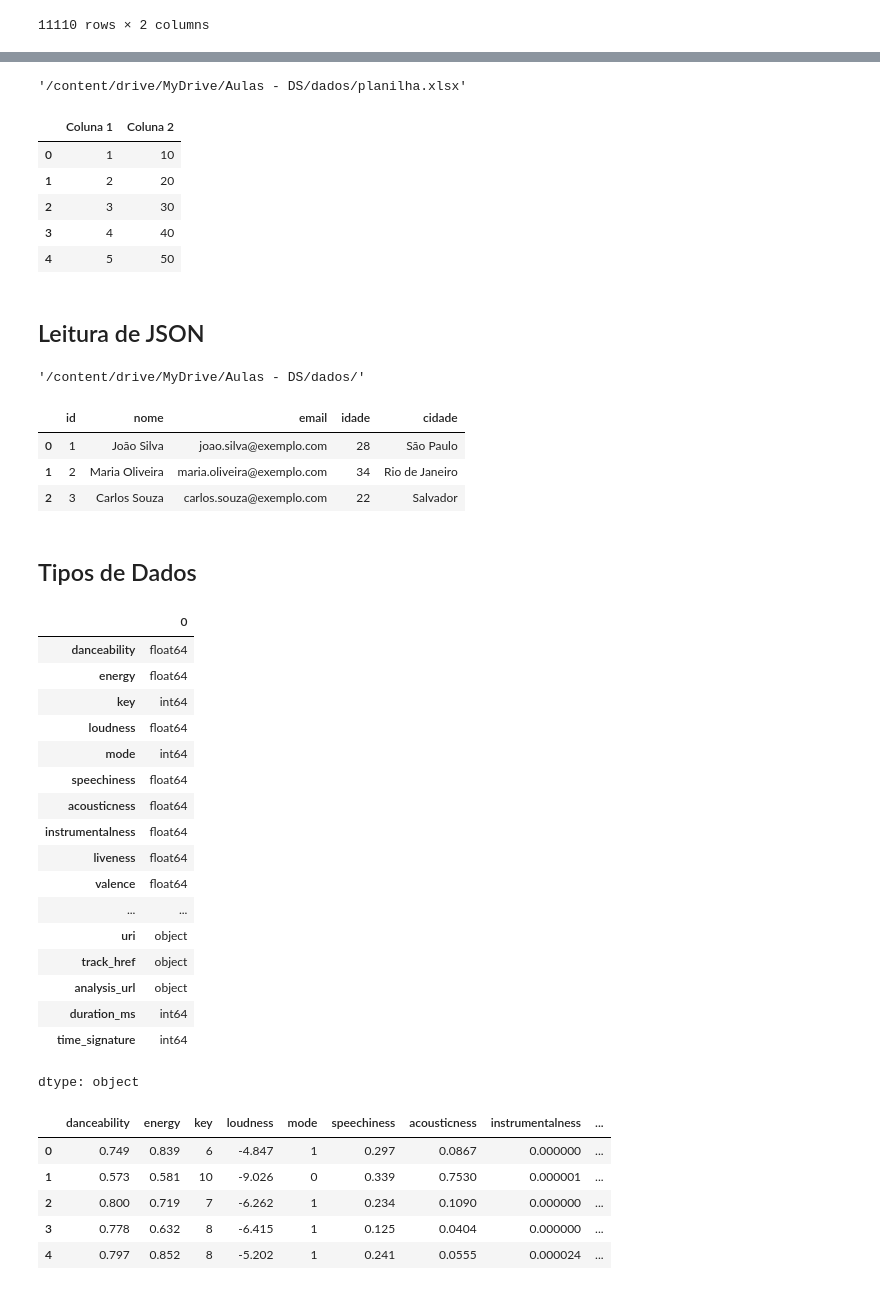
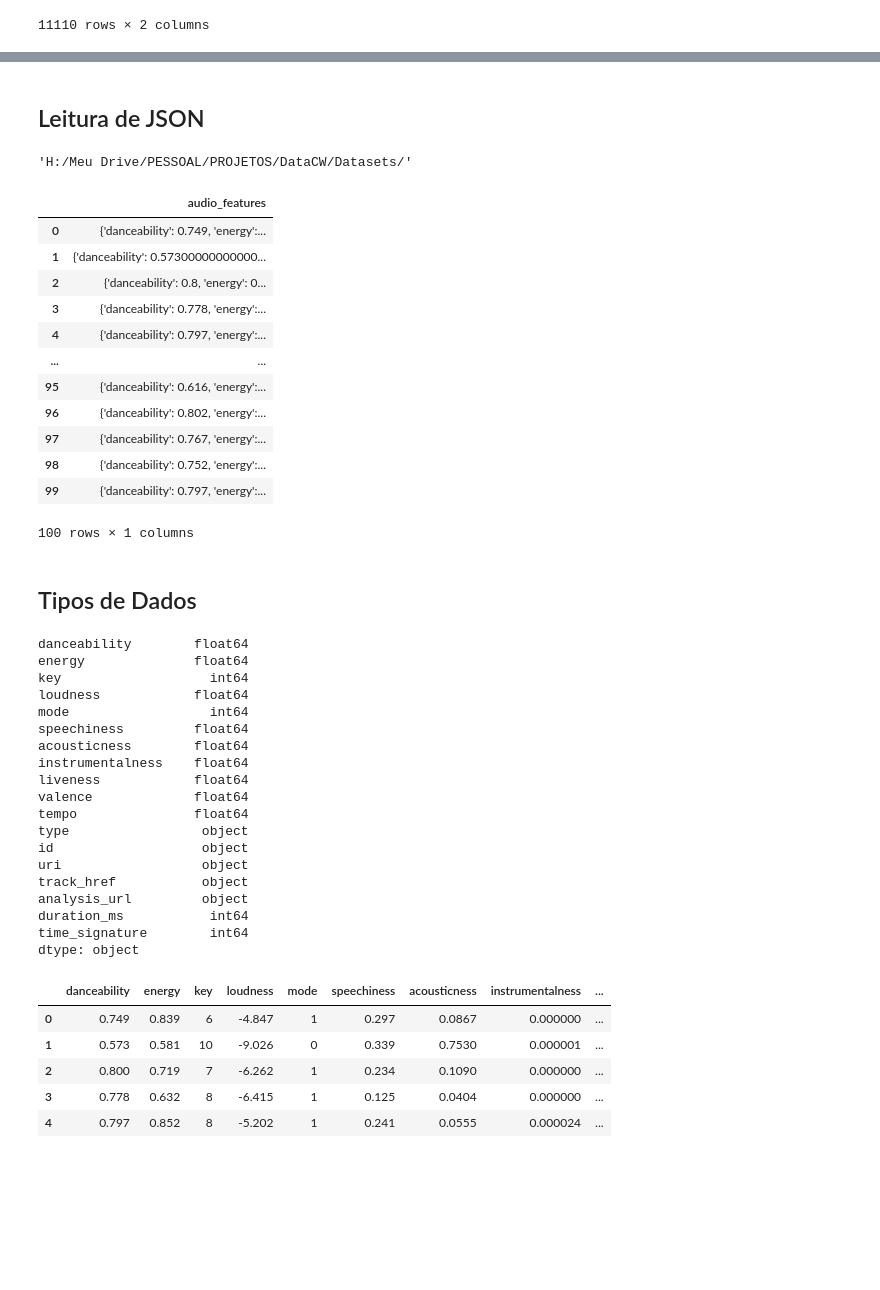
Before and after one commit to icaroalmeidas/DataCW, a Jupyter notebook: Data_Wrangling_and_Cleaning.ipynb, the cells around one changed output, grey strips where cells are left out. Saved outputs shown, nothing was run; the diff lists cells and outputs as text; code cells hidden in the pictures; blank space fills up the shorter version.

```diff
--- a/Data_Wrangling_and_Cleaning.ipynb
+++ b/Data_Wrangling_and_Cleaning.ipynb
@@ -14,3 +7,6 @@ df = pd.read_csv("/content/drive/MyDrive/Aulas - DS/dados/athletes.csv")
+# %%
+path = "H:/Meu Drive/PESSOAL/PROJETOS/DataCW/Datasets/"
+df = pd.read_csv(path + "athletes.csv")
 # %%
 df
 # %% [output]
@@ -93,31 +72,25 @@ df.head()
-# %%
-path = "/content/drive/MyDrive/Aulas - DS/dados/"
-# %%
-path + "planilha.xlsx"
-# %% [output]
-'/content/drive/MyDrive/Aulas - DS/dados/planilha.xlsx'
-# %%
-pd.read_excel(path + "planilha.xlsx")
-# %% [output]
-|  | Coluna 1 | Coluna 2 |
-| 0 | 1 | 10 |
-| 1 | 2 | 20 |
-| 2 | 3 | 30 |
-| 3 | 4 | 40 |
-| 4 | 5 | 50 |
 # %% [markdown]
 ## Leitura de JSON
 # %%
 path
 # %% [output]
-'/content/drive/MyDrive/Aulas - DS/dados/'
+'H:/Meu Drive/PESSOAL/PROJETOS/DataCW/Datasets/'
 # %%
-pd.read_json(path + "example.json")
+pd.read_json(path + "good.json")
 # %% [output]
-|  | id | nome | email | idade | cidade |
-| 0 | 1 | João Silva | joao.silva@exemplo.com | 28 | São Paulo |
-| 1 | 2 | Maria Oliveira | maria.oliveira@exemplo.com | 34 | Rio de Janeiro |
-| 2 | 3 | Carlos Souza | carlos.souza@exemplo.com | 22 | Salvador |
+|  | audio_features |
+| 0 | {'danceability': 0.749, 'energy':... |
+| 1 | {'danceability': 0.57300000000000... |
+| 2 | {'danceability': 0.8, 'energy': 0... |
+| 3 | {'danceability': 0.778, 'energy':... |
+| 4 | {'danceability': 0.797, 'energy':... |
+| ... | ... |
+| 95 | {'danceability': 0.616, 'energy':... |
+| 96 | {'danceability': 0.802, 'energy':... |
+| 97 | {'danceability': 0.767, 'energy':... |
+| 98 | {'danceability': 0.752, 'energy':... |
+| 99 | {'danceability': 0.797, 'energy':... |
+100 rows × 1 columns
 # %%
 df = pd.read_json(path + "good.json")
 # %%
@@ -129,23 +102,24 @@ df_athletes = pd.read_csv("/content/drive/MyDrive/Aulas - DS/dados/athletes.csv"
 # %%
 df_musics.dtypes
 # %% [output]
-|  | 0 |
-| danceability | float64 |
-| energy | float64 |
-| key | int64 |
-| loudness | float64 |
-| mode | int64 |
-| speechiness | float64 |
-| acousticness | float64 |
-| instrumentalness | float64 |
-| liveness | float64 |
-| valence | float64 |
-| ... | ... |
-| uri | object |
-| track_href | object |
-| analysis_url | object |
-| duration_ms | int64 |
-| time_signature | int64 |
+danceability        float64
+energy              float64
+key                   int64
+loudness            float64
+mode                  int64
+speechiness         float64
+acousticness        float64
+instrumentalness    float64
+liveness            float64
+valence             float64
+tempo               float64
+type                 object
+id                   object
+uri                  object
+track_href           object
+analysis_url         object
+duration_ms           int64
+time_signature        int64
 dtype: object
 # %%
 df_musics.head()
```
Also changed, not shown: parts of 49 cells of this notebook.
